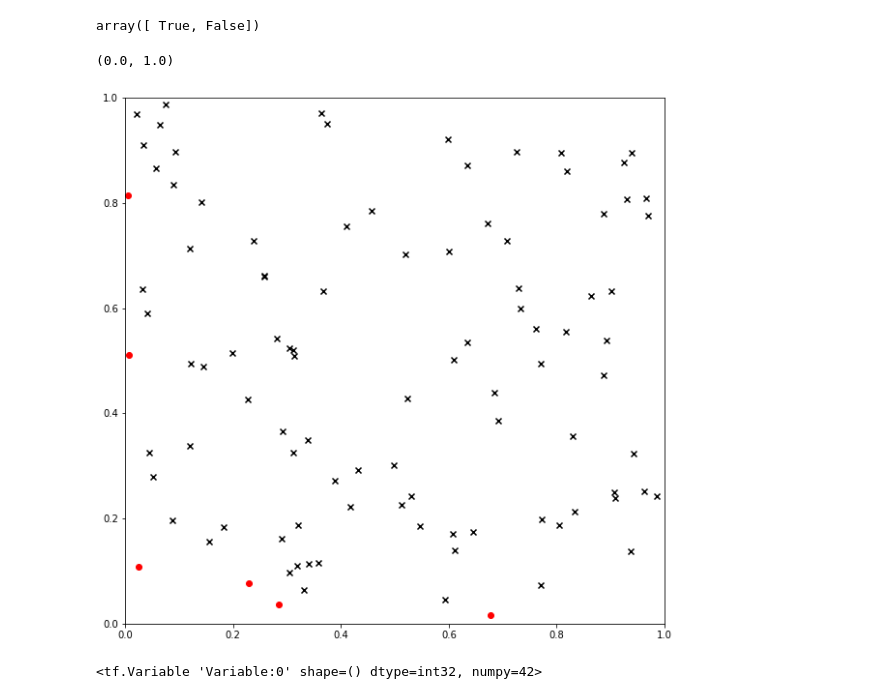
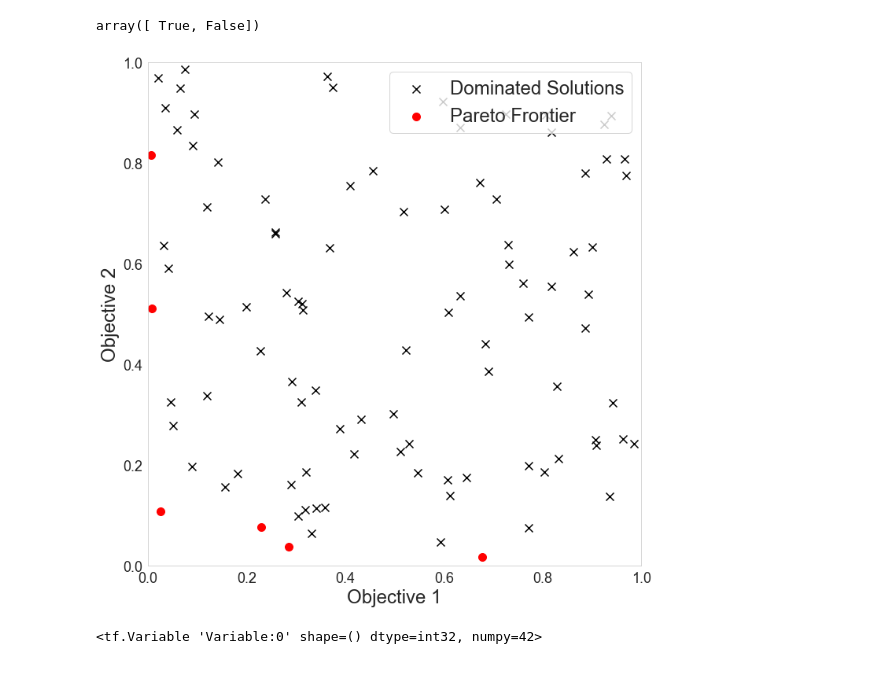
Before and after one commit to gncs/boa, a Jupyter notebook: notebooks/scratch.ipynb, the cells around one changed output. Drawn from its saved outputs; the diff is of its cells as text; code cells hidden in the pictures.

```diff
--- a/notebooks/scratch.ipynb
+++ b/notebooks/scratch.ipynb
@@ -78,19 +78,30 @@ array([ True, False])
 # %%
 np.random.seed(42)
 
 rand_grid = np.random.uniform(size=(100, 2))
 
 pf = pareto_frontier(rand_grid)
 
+sns.set_style('whitegrid')
+
 plt.figure(figsize=(10, 10))
+plt.grid(False)
 
-plt.scatter(rand_grid[~pf, 0], rand_grid[~pf, 1], marker='x', c='k')
-plt.scatter(rand_grid[pf, 0], rand_grid[pf, 1], marker='o', c='r')
+plt.scatter(rand_grid[~pf, 0], rand_grid[~pf, 1], marker='x', c='k', label='Dominated Solutions', s=100)
+plt.scatter(rand_grid[pf, 0], rand_grid[pf, 1], marker='o', c='r', label='Pareto Frontier', s=100)
 plt.xlim([0, 1])
 plt.ylim([0, 1])
+plt.xlabel("Objective 1", fontsize=24)
+plt.ylabel("Objective 2", fontsize=24)
+plt.xticks(fontsize=18)
+plt.yticks(fontsize=18)
+plt.legend(fontsize=24,
+           loc="upper right")
+plt.tight_layout()
+plt.savefig("pareto_demo.pdf")
+plt.show()
 # %% [output]
-(0.0, 1.0)
-[figure, old version]
+[figure, new version]
 # %%
 class BNN(tf.keras.Model):
 
```
Also changed, not shown: parts of 1 cell of this notebook, 2 other files.
